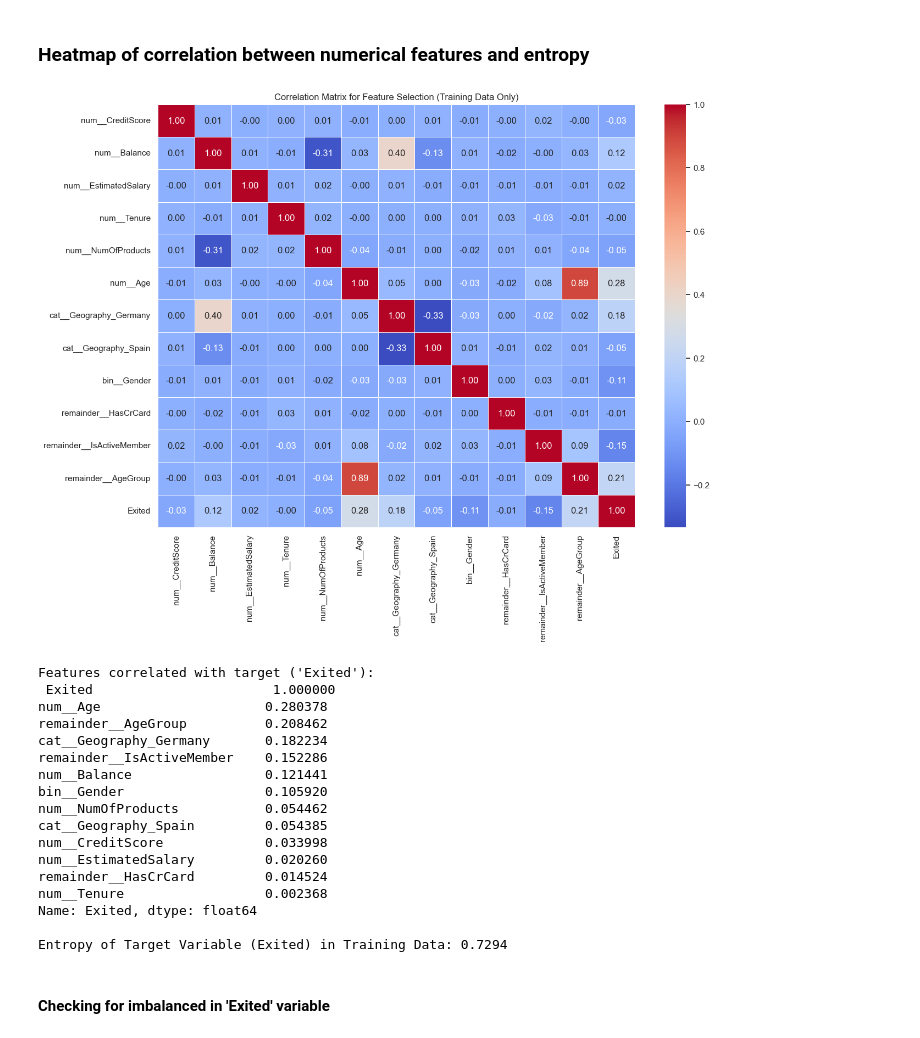
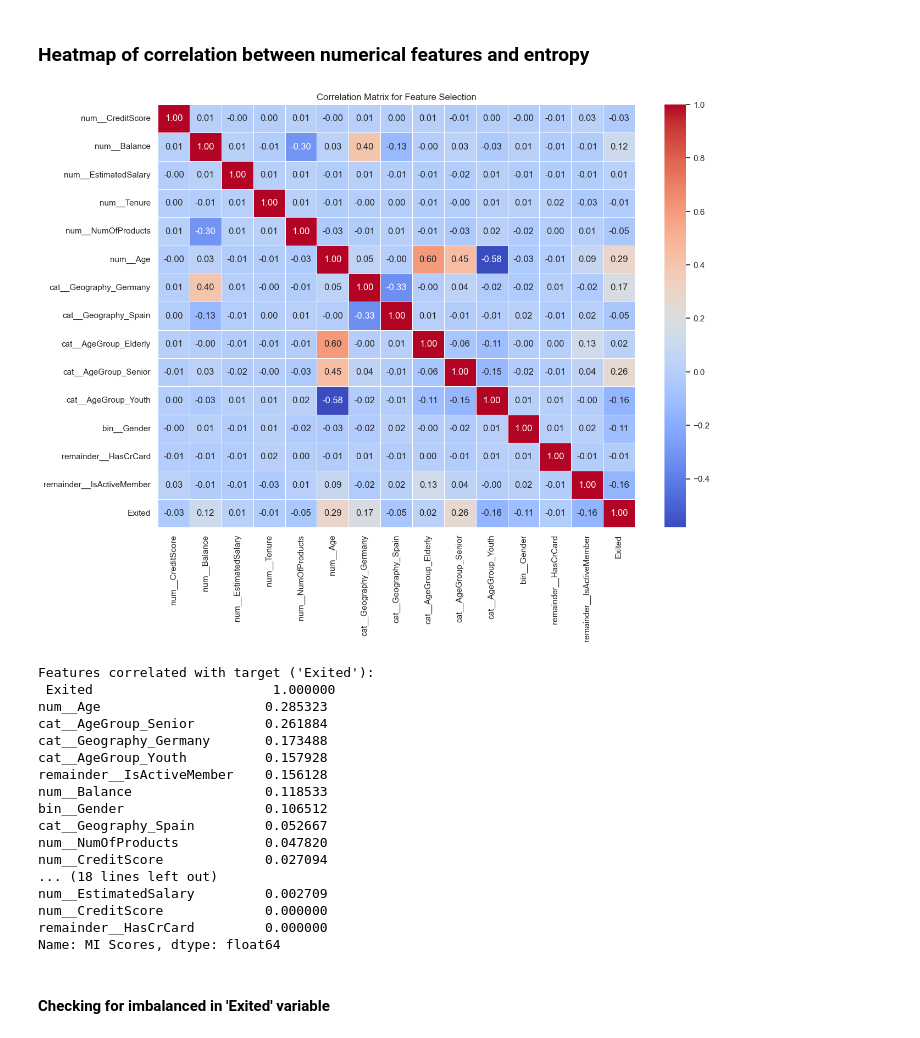
Before and after one commit to Kelompok4-PPTI20/data-mining, a Jupyter notebook: notebooks/notebook.ipynb, the cells around one changed output. Saved outputs shown, nothing was run; the diff lists cells and outputs as text; code cells hidden in the pictures.

```diff
--- a/notebooks/notebook.ipynb
+++ b/notebooks/notebook.ipynb
@@ -10,7 +19,7 @@ import numpy as np
 import matplotlib.pyplot as plt
 import seaborn as sns
 # %%
-df = pd.read_csv('churn.csv')
+df = pd.read_csv('../data/raw/churn.csv')
 # %% [markdown]
 ### Data Types and Missing Values
 # %%
@@ -352,56 +310,48 @@ print(X_train_clean.head())
 # %% [markdown]
 ### Heatmap of correlation between numerical features and entropy
 # %%
-import scipy.stats as ss
-import numpy as np
-import pandas as pd
-import seaborn as sns
-import matplotlib.pyplot as plt
+from sklearn.feature_selection import mutual_info_classif
 
-# 1. Create a dedicated analysis DataFrame using ONLY the training data
-analysis_df = X_train_clean.copy()
-analysis_df['Exited'] = y_train.values # .values is critical here to align indices
+# 1. Re-attach target for analysis
+analysis_df = X_clean.copy()
+analysis_df['Exited'] = y.values
 
-# 2. Pearson Correlation (Linear ya, jangan terlalu dianggap valid banget)
+# 2. Pearson Correlation
 plt.figure(figsize=(14, 10))
 correlation_matrix = analysis_df.corr()
 sns.heatmap(correlation_matrix, annot=True, cmap='coolwarm', fmt=".2f", linewidths=0.5)
-plt.title("Correlation Matrix for Feature Selection (Training Data Only)")
+plt.title("Correlation Matrix for Feature Selection")
 plt.show()
 
-# 3. Sort fitur yang paling berkorelasi dengan target 'Exited'
 if 'Exited' in correlation_matrix.columns:
-    # Notice we use the analysis_df correlation matrix here
     target_corr = correlation_matrix['Exited'].abs().sort_values(ascending=False)
     print("\nFeatures correlated with target ('Exited'):\n", target_corr)
 
-# 4. Entropy
-def entropy(target_col):
-    elements, counts = np.unique(target_col, return_counts = True)
-    entropy_val = np.sum([(-counts[i]/np.sum(counts))*np.log2(counts[i]/np.sum(counts)) for i in range(len(elements))])
-    return entropy_val
+# 3. Entropy-based Feature Selection (Information Gain / Mutual Information)
+mi_scores = mutual_info_classif(X_clean, y, random_state=42)
+mi_scores = pd.Series(mi_scores, name="MI Scores", index=X_clean.columns)
+mi_scores = mi_scores.sort_values(ascending=False)
 
-# Notice we calculate entropy strictly on the training target variable
-print(f"\nEntropy of Target Variable (Exited) in Training Data: {entropy(y_train):.4f}")
+print("\nInformation Gain (Entropy-based) for Feature Selection:\n", mi_scores)
 # %% [output]
-[figure, old version]
+[figure, new version]
 Features correlated with target ('Exited'):
  Exited                       1.000000
-num__Age                     0.280378
-remainder__AgeGroup          0.208462
-cat__Geography_Germany       0.182234
-remainder__IsActiveMember    0.152286
-num__Balance                 0.121441
-bin__Gender                  0.105920
-num__NumOfProducts           0.054462
-cat__Geography_Spain         0.054385
-num__CreditScore             0.033998
-num__EstimatedSalary         0.020260
-remainder__HasCrCard         0.014524
-num__Tenure                  0.002368
-Name: Exited, dtype: float64
-
-Entropy of Target Variable (Exited) in Training Data: 0.7294
+num__Age                     0.285323
+cat__AgeGroup_Senior         0.261884
+cat__Geography_Germany       0.173488
+cat__AgeGroup_Youth          0.157928
+remainder__IsActiveMember    0.156128
+num__Balance                 0.118533
+bin__Gender                  0.106512
+cat__Geography_Spain         0.052667
+num__NumOfProducts           0.047820
+num__CreditScore             0.027094
+... (18 lines left out)
+num__EstimatedSalary         0.002709
+num__CreditScore             0.000000
+remainder__HasCrCard         0.000000
+Name: MI Scores, dtype: float64
 # %% [markdown]
 #### Checking for imbalanced in 'Exited' variable
 # %%
```
Also changed, not shown: parts of 22 cells of this notebook, 2 other files.
